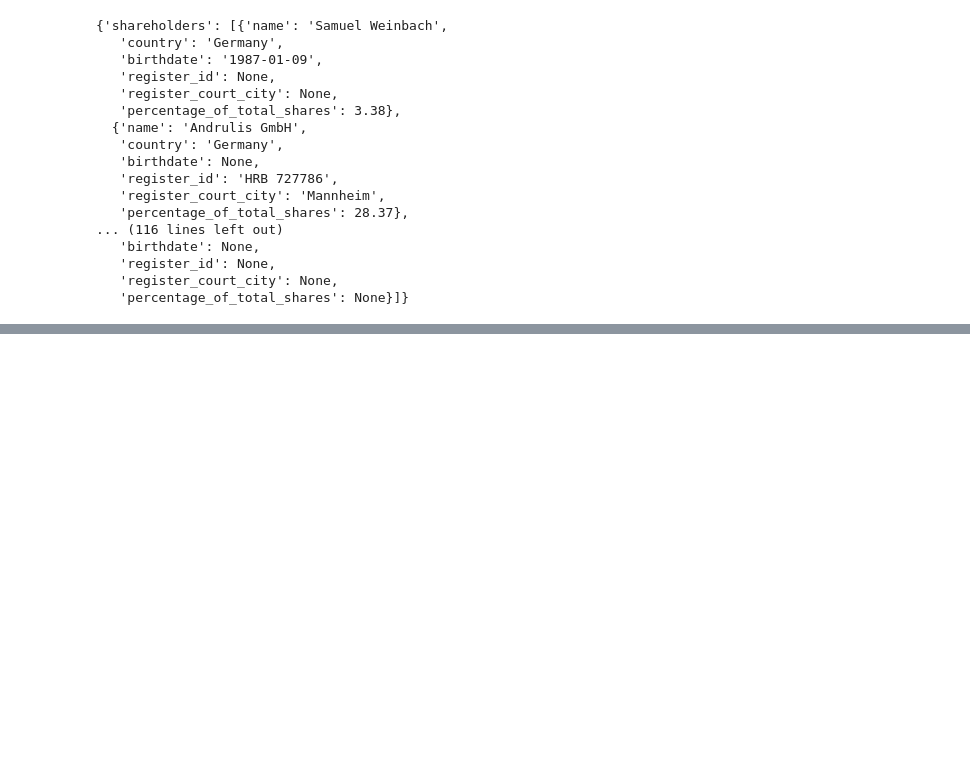
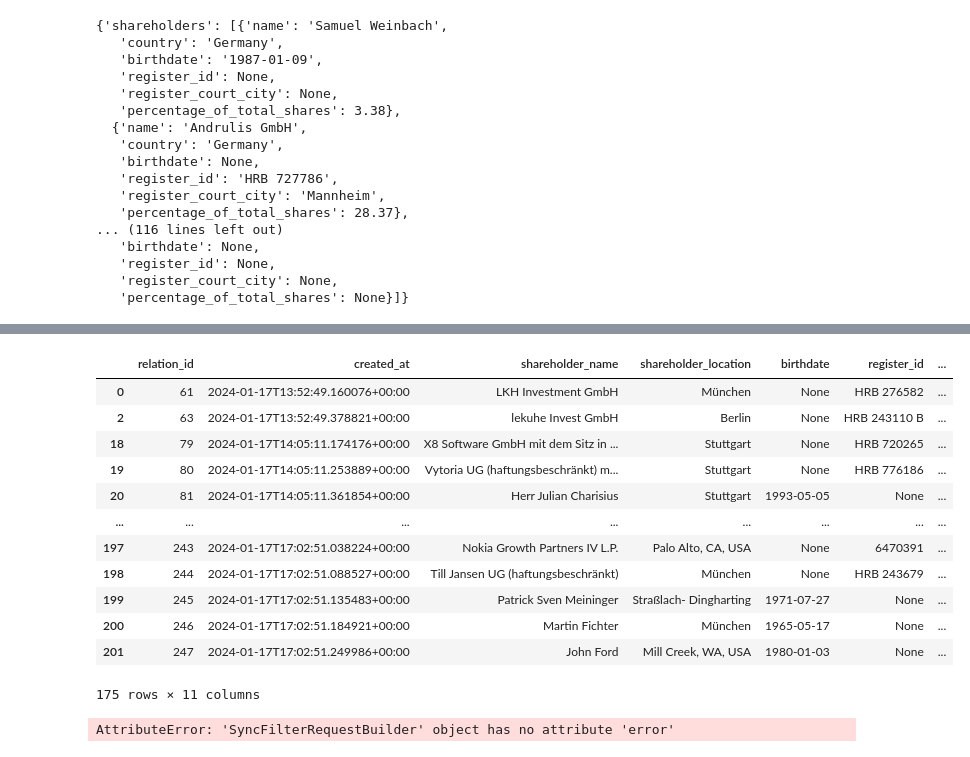
Before and after one commit to annabellscha/cr_exploration, a Jupyter notebook: notebooks/data_extraction_final.ipynb, the cells around one changed output, grey strips where cells are left out. Drawn from its saved outputs; the diff is of its cells as text; code cells hidden in the pictures; blank space fills up the shorter version.

```diff
--- a/notebooks/data_extraction_final.ipynb
+++ b/notebooks/data_extraction_final.ipynb
@@ -405,0 +1138,23 @@ UnboundLocalError: cannot access local variable 'df_shareholder_lists' where it
+# %%
+#pull df sharehodler relations from supabase
+from supabase import create_client, Client
+from dotenv import load_dotenv
+
+load_dotenv("../.env")
+#get URL from environment variable
+url: str = os.environ.get("SUPABASE_URL")
+key: str = os.environ.get("SUPABASE_KEY")
+supabase: Client = create_client(url, key)
+
+#get all entries from shareholder_relations table
+
+response = supabase.table('shareholder_relations').select("*").execute()
+df = pd.DataFrame(response.data)
+df
+
+#drop duplicates from df where shareholder_name and startup_name are the same, keep the entry with the first occurence
+df = df.drop_duplicates(subset=['shareholder_name', 'startup_name'], keep='first')
+df
+
+# delete all entries from shareholder_relations table to avoid duplicates
+# %% [output]
@@ -405,0 +1162,23 @@ UnboundLocalError: cannot access local variable 'df_shareholder_lists' where it
+|  | relation_id | created_at | shareholder_name | shareholder_location | birthdate | register_id | ... |
+| 0 | 61 | 2024-01-17T13:52:49.160076+00:00 | LKH Investment GmbH | München | None | HRB 276582 | ... |
+| 2 | 63 | 2024-01-17T13:52:49.378821+00:00 | lekuhe Invest GmbH | Berlin | None | HRB 243110 B | ... |
+| 18 | 79 | 2024-01-17T14:05:11.174176+00:00 | X8 Software GmbH mit dem Sitz in ... | Stuttgart | None | HRB 720265 | ... |
+| 19 | 80 | 2024-01-17T14:05:11.253889+00:00 | Vytoria UG (haftungsbeschränkt) m... | Stuttgart | None | HRB 776186 | ... |
+| 20 | 81 | 2024-01-17T14:05:11.361854+00:00 | Herr Julian Charisius | Stuttgart | 1993-05-05 | None | ... |
+| ... | ... | ... | ... | ... | ... | ... | ... |
+| 197 | 243 | 2024-01-17T17:02:51.038224+00:00 | Nokia Growth Partners IV L.P. | Palo Alto, CA, USA | None | 6470391 | ... |
+| 198 | 244 | 2024-01-17T17:02:51.088527+00:00 | Till Jansen UG (haftungsbeschränkt) | München | None | HRB 243679 | ... |
+| 199 | 245 | 2024-01-17T17:02:51.135483+00:00 | Patrick Sven Meininger | Straßlach- Dingharting | 1971-07-27 | None | ... |
+| 200 | 246 | 2024-01-17T17:02:51.184921+00:00 | Martin Fichter | München | 1965-05-17 | None | ... |
+| 201 | 247 | 2024-01-17T17:02:51.249986+00:00 | John Ford | Mill Creek, WA, USA | 1980-01-03 | None | ... |
+175 rows × 11 columns
+# %%
+# delete all entries from shareholder_relations table to avoid duplicates
+
+response = supabase.table('shareholder_relations').delete()
+if response.error:
+    print(f"An error occurred: {response.error}")
+else:
+    print("All entries deleted successfully!")
+# %% [output]
+AttributeError: 'SyncFilterRequestBuilder' object has no attribute 'error'
```
Also changed, not shown: parts of 22 cells of this notebook, 6 other files.
